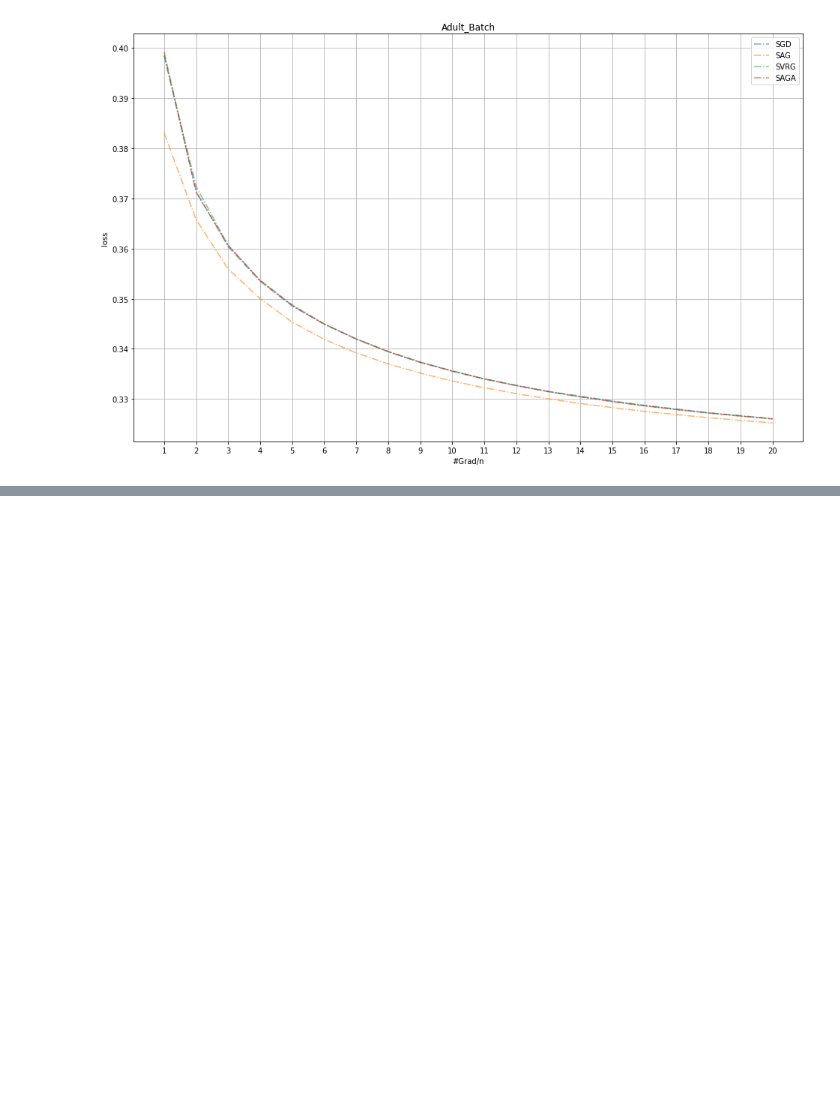
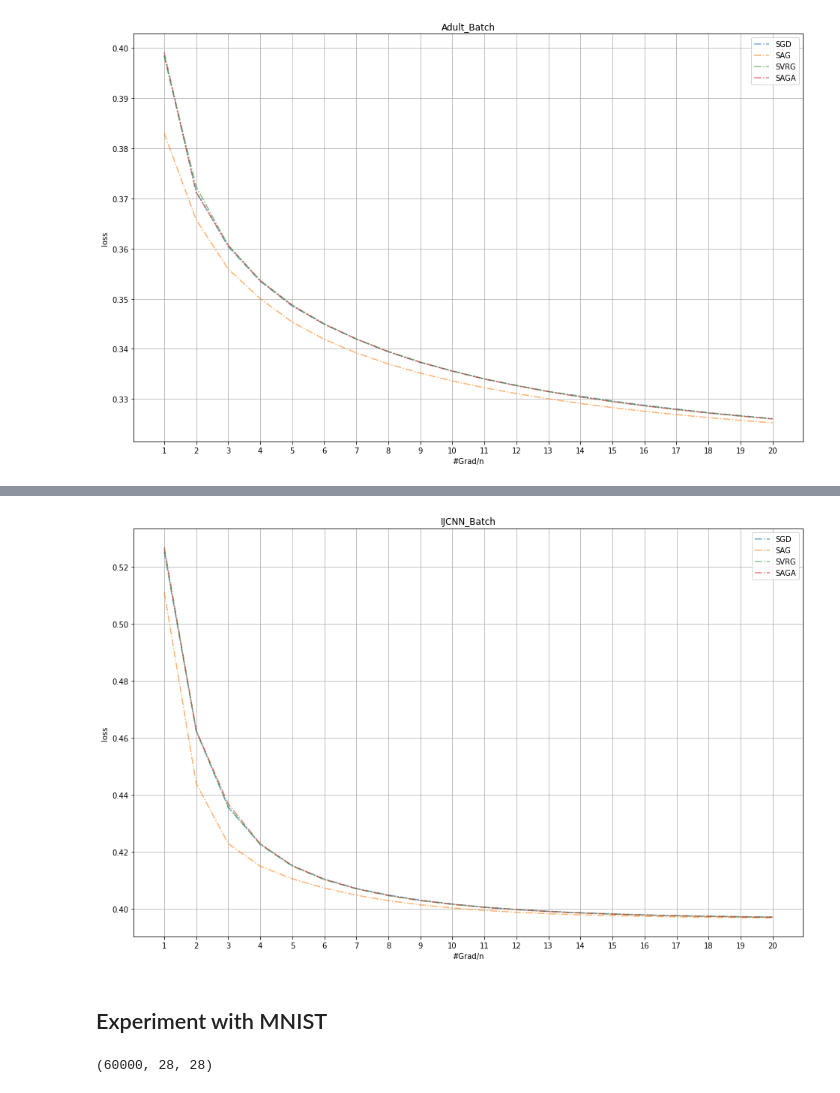
Before and after one commit to simonCodeZzz/DSA4212_Assignment2, a Jupyter notebook: final.ipynb, the cells around one changed output, grey strips where cells are left out. Saved outputs shown, nothing was run; the diff lists cells and outputs as text; code cells hidden in the pictures; blank space fills up the shorter version.

```diff
--- a/final.ipynb
+++ b/final.ipynb
@@ -2461,0 +2911,12 @@ plt.savefig("plot/adult_batch_loss.jpg")
+# %%
+record_graph([record_SGD, record_SAG, record_SVRG, record_SAGA],'loss_#Grad/n')
+plt.title("IJCNN_Batch")
+plt.savefig("plot/ijcnn_batch_loss_l2.jpg")
+# %% [output]
+[figure, added]
+# %% [markdown]
+## Experiment with MNIST
+# %%
+mnist_train_images.shape
+# %% [output]
+(60000, 28, 28)
```
Also changed, not shown: parts of 94 cells of this notebook, 5 other files.
